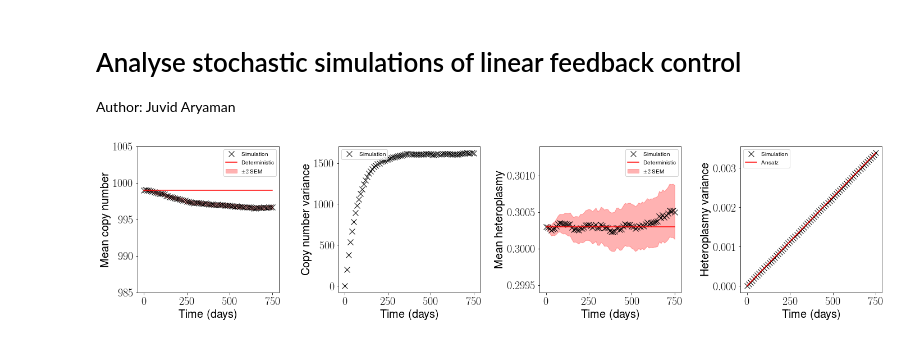
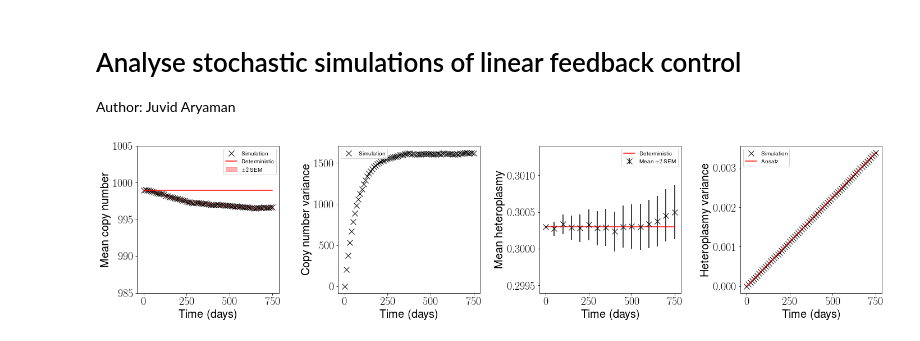
Before and after one commit to ImperialCollegeLondon/MitoNetworksGenetics, a Jupyter notebook: Linear_Feedback_Control/Stochastic_analysis/Nominal_parametrization/Analysis/Analyse_LFC.ipynb, the cells around one changed output. Saved outputs shown, nothing was run; the diff lists cells and outputs as text; code cells hidden in the pictures.

Commit message:
E(h) error bars

```diff
--- a/Linear_Feedback_Control/Stochastic_analysis/Nominal_parametrization/Analysis/Analyse_LFC.ipynb
+++ b/Linear_Feedback_Control/Stochastic_analysis/Nominal_parametrization/Analysis/Analyse_LFC.ipynb
@@ -19,10 +19,10 @@ warnings.simplefilter('ignore',UserWarning)
 mts.reset_plots()
 # %%
 analysis = mts.AnalyseDataFeedbackControl(dir_df_params = './param_sweep_vals.csv',
-dir_data = '../Data', ctrl_name = 'lfc', plotextensions=['png','svg'])
+dir_data = '../Data', ctrl_name = 'lfc', plotextensions=['svg'])
 # %%
 mp = 0.3004
 d = 1e-3
-analysis.plot_h_n_t(0, figname='traj',ylim_mn=[985,1005], ylim_mh = [mp-d,mp+d]);
+analysis.plot_h_n_t(0, figname='traj',ylim_mn=[985,1005], ylim_mh = [mp-d,mp+d],mh_errorbars=True);
 # %% [output]
-[figure, old version]
+[figure, new version]
```
Also changed, not shown: 2 other files.
